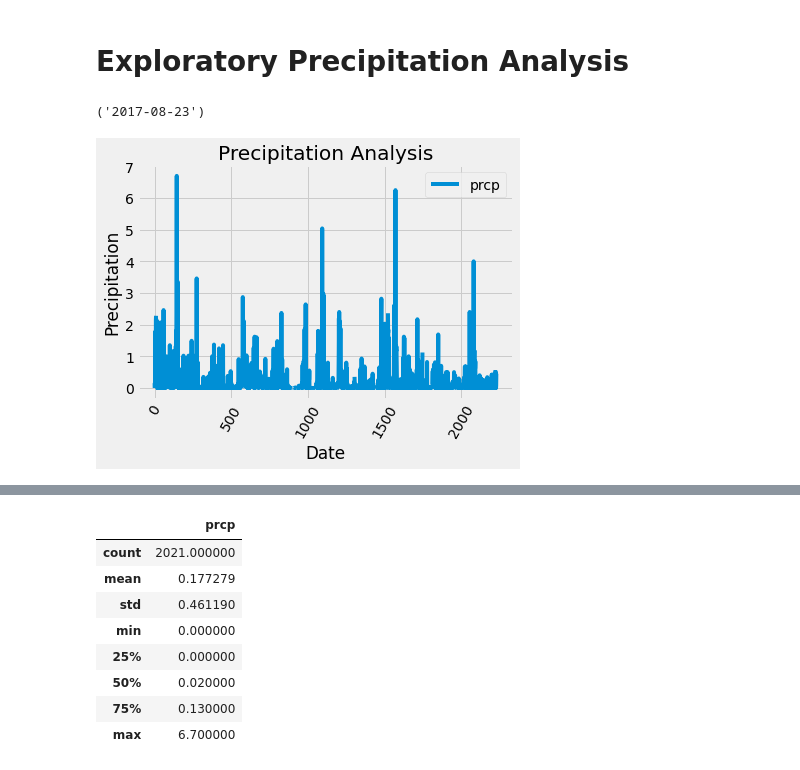
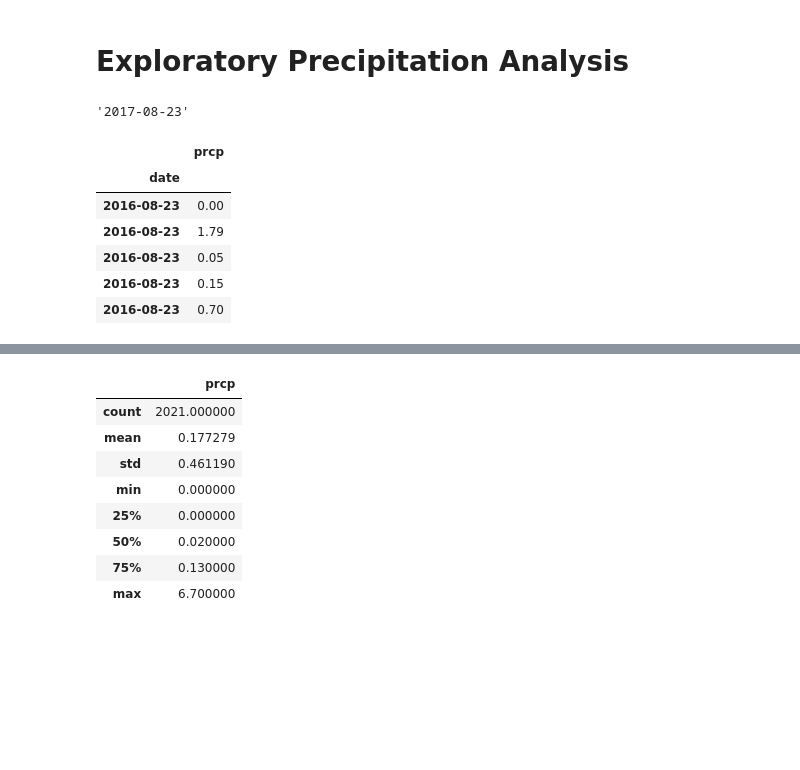
Before and after one commit to GE73-data/sqlalchemy_challenge, a Jupyter notebook: climate_starter.ipynb, the cells around one changed output, grey strips where cells are left out. Saved outputs shown, nothing was run; the diff lists cells and outputs as text; code cells hidden in the pictures; blank space fills up the shorter version.

```diff
--- a/climate_starter.ipynb
+++ b/climate_starter.ipynb
@@ -40,49 +40,32 @@ session=Session(engine)
 # Exploratory Precipitation Analysis
 # %%
 # Find the most recent date in the data set.
-most_recent_date = session.query(Measurement.date).order_by(Measurement.date.desc()).first()
-most_recent_date_str = most_recent_date[0]
-most_recent_date = dt.datetime.strptime(most_recent_date_str, '%Y-%m-%d').date()
-# most_recent_date(Measurement.date).all()[-1][-1]
-# most_recent_date
+most_recent_date = session.query(Measurement.date).all()[-1][-1]
+most_recent_date
+# %% [output]
+'2017-08-23'
-# %%
-#another way of finding recent date
-other_most_recent_date = session.query(func.max(Measurement.date)).first()
-other_most_recent_date
-# %% [output]
-('2017-08-23')
 # %%
 last_twelve_months=dt.date(2016,8,23)
 # %%
 # Design a query to retrieve the last 12 months of precipitation data and plot the results.
-precip_data=session.query(Measurement.date,Measurement.prcp)\
-                        .filter(Measurement.date>=last_twelve_months).\
-                        order_by (Measurement.date).all()
-precip_data
-precip_df=pd.DataFrame(precip_data)
-precip_df.plot()
-plt.title("Precipitation Analysis")
-plt.xlabel ("Date")
-plt.ylabel("Precipitation")
-plt.xticks(rotation = 60)
-plt.savefig("Images/precipitation_bar.png")
-plt.show()
-
-
 # Starting from the most recent data point in the database.
-
 # Calculate the date one year from the last date in data set.
-
-
 # Perform a query to retrieve the data and precipitation scores
 
-
-# Save the query results as a Pandas DataFrame and set the index to the date column
-
-
-# Sort the dataframe by date
-
-
-# Use Pandas Plotting with Matplotlib to plot the data
+precip_data = session.query(Measurement.date, Measurement.prcp).filter(Measurement.date >= last_twelve_months).\
+    filter(Measurement.date <= most_recent_date).all()
-# %% [output]
-[figure, removed]
+# %%
+# Save the query results as a Pandas DataFrame and set the index to the date column
+precip_df = pd.DataFrame(precip_data).set_index('date')
+
+# Sort the dataframe by date
+precip_df = precip_df.sort_values (by='date').dropna()
+precip_df.head()
+# %% [output]
+|  | prcp |
+| date |  |
+| 2016-08-23 | 0.00 |
+| 2016-08-23 | 1.79 |
+| 2016-08-23 | 0.05 |
+| 2016-08-23 | 0.15 |
+| 2016-08-23 | 0.70 |
```
Also changed, not shown: parts of 6 cells of this notebook, 2 other files.
